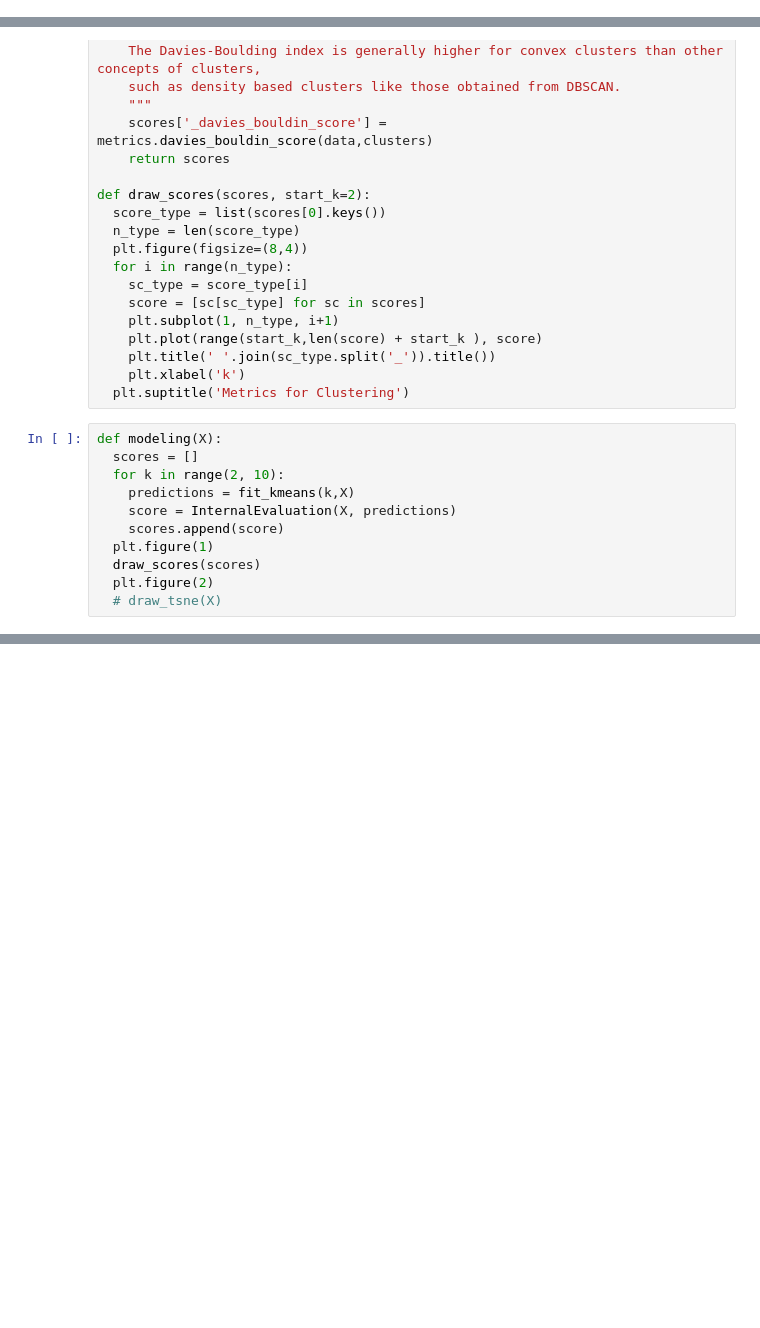
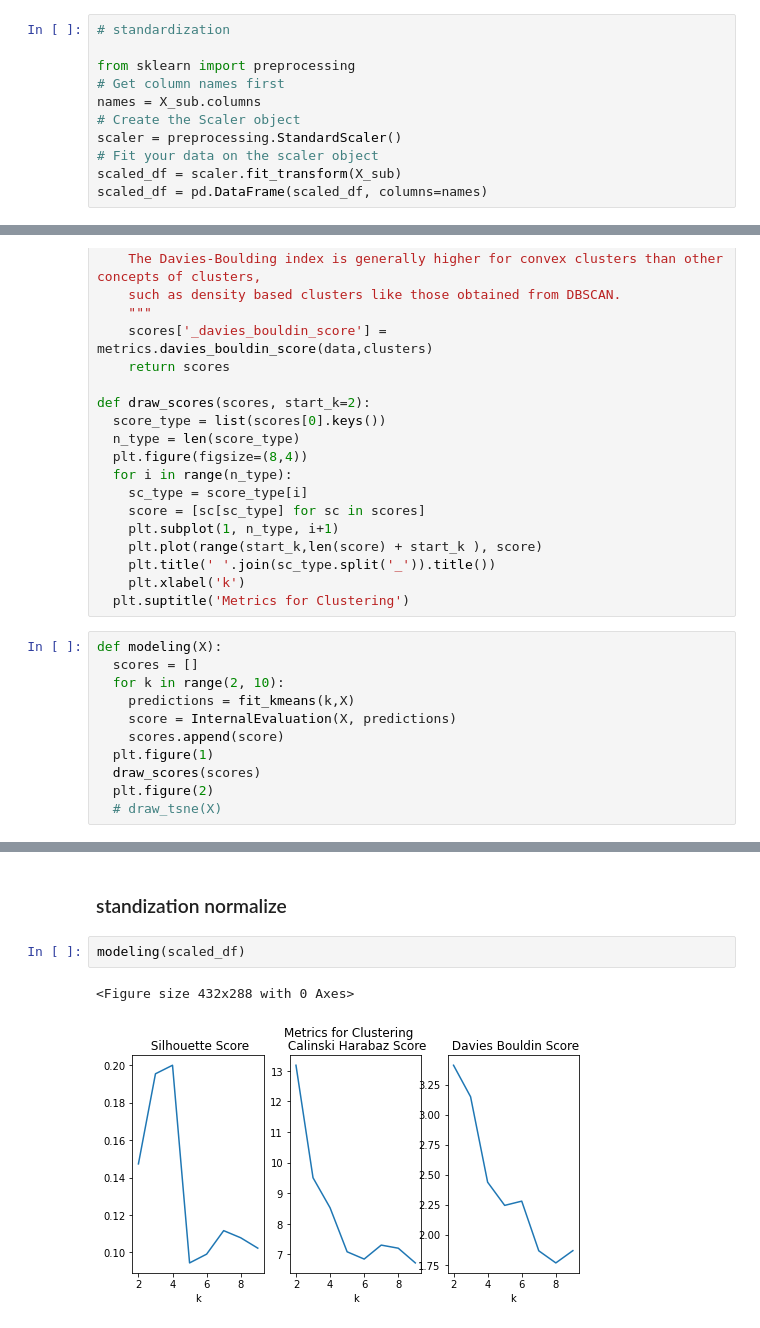
Before and after one commit to Chuqi-Yang/capstone_vanguard, a Jupyter notebook: code/timeseries_kmeans.ipynb, the cells around one changed output, grey strips where cells are left out. Drawn from its saved outputs; the diff is of its cells as text; blank space fills up the shorter version.

```diff
--- a/code/timeseries_kmeans.ipynb
+++ b/code/timeseries_kmeans.ipynb
@@ -685,3 +681,14 @@ X_sub = X[X.index.isin(active_ls_investors.LgcyInvestorId)]
+# %%
+# standardization
+
+from sklearn import preprocessing
+# Get column names first
+names = X_sub.columns
+# Create the Scaler object
+scaler = preprocessing.StandardScaler()
+# Fit your data on the scaler object
+scaled_df = scaler.fit_transform(X_sub)
+scaled_df = pd.DataFrame(scaled_df, columns=names)
 # %%
 from sklearn.cluster import KMeans
 
@@ -770,0 +772,7 @@ draw_tsne(X_sub,predictions)
+# %% [markdown]
+### standization normalize
+# %%
+modeling(scaled_df)
+# %% [output]
+<Figure size 432x288 with 0 Axes>
+[figure, added]
```
Also changed, not shown: parts of 32 cells of this notebook.
